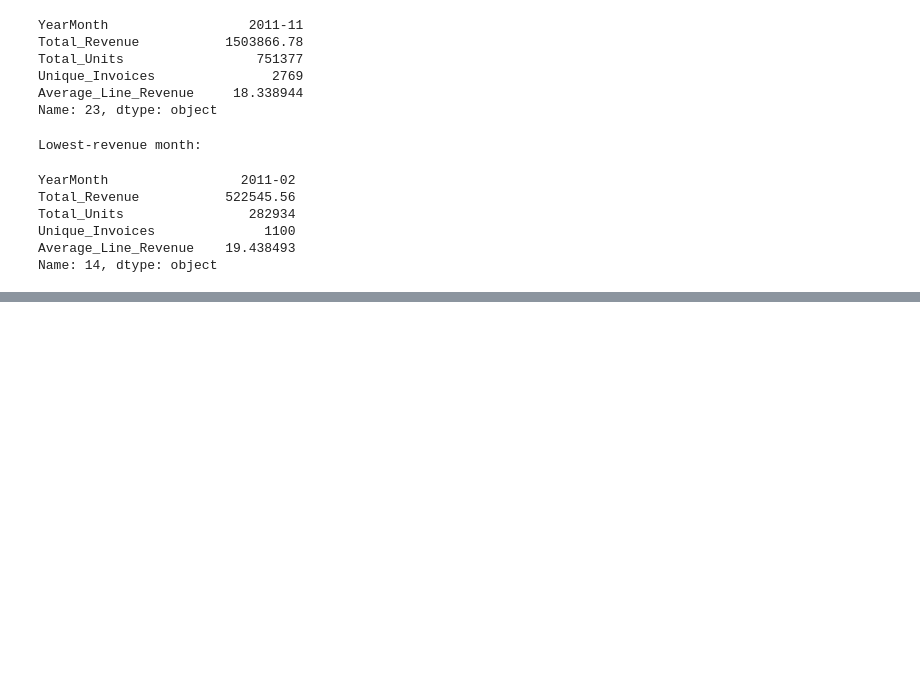
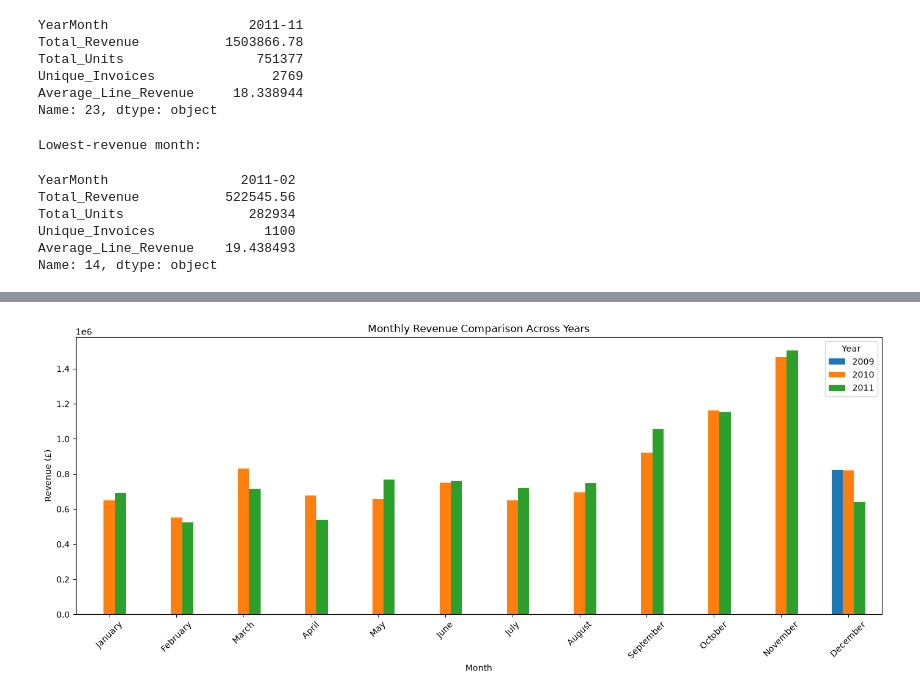
Before and after one commit to siddardha-007/retail-pulse-analytics, a Jupyter notebook: notebooks/03_feature_engineering.ipynb, the cells around one changed output, grey strips where cells are left out. Saved outputs shown, nothing was run; the diff lists cells and outputs as text; code cells hidden in the pictures; blank space fills up the shorter version.

```diff
--- a/notebooks/03_feature_engineering.ipynb
+++ b/notebooks/03_feature_engineering.ipynb
@@ -204,0 +322,30 @@ Name: 14, dtype: object
+# %%
+# Extract month number
+monthly_sales["Month_Number"] = (
+    monthly_sales["YearMonth"].dt.month
+)
+
+# Convert Period to Timestamp, then extract month name
+monthly_sales["Month_Name"] = (
+    monthly_sales["YearMonth"]
+    .dt.to_timestamp()
+    .dt.month_name()
+)
+
+# Compare revenue for each calendar month across years
+seasonal_revenue = monthly_sales.pivot(
+    index="Month_Name",
+    columns="Year",
+    values="Total_Revenue"
+)
+
+# Arrange months in calendar order
+month_order = [
+    "January", "February", "March", "April",
+    "May", "June", "July", "August",
+    "September", "October", "November", "December"
+]
+
+seasonal_revenue = seasonal_revenue.reindex(month_order)
+
+display(seasonal_revenue.round(2))
@@ -204,0 +367,15 @@ Name: 14, dtype: object
+# %%
+seasonal_revenue.plot(
+    kind="bar",
+    figsize=(14, 6)
+)
+
+plt.title("Monthly Revenue Comparison Across Years")
+plt.xlabel("Month")
+plt.ylabel("Revenue (£)")
+plt.xticks(rotation=45)
+plt.legend(title="Year")
+plt.tight_layout()
+plt.show()
+# %% [output]
+[figure, added]
```
Also changed, not shown: parts of 8 cells of this notebook.
